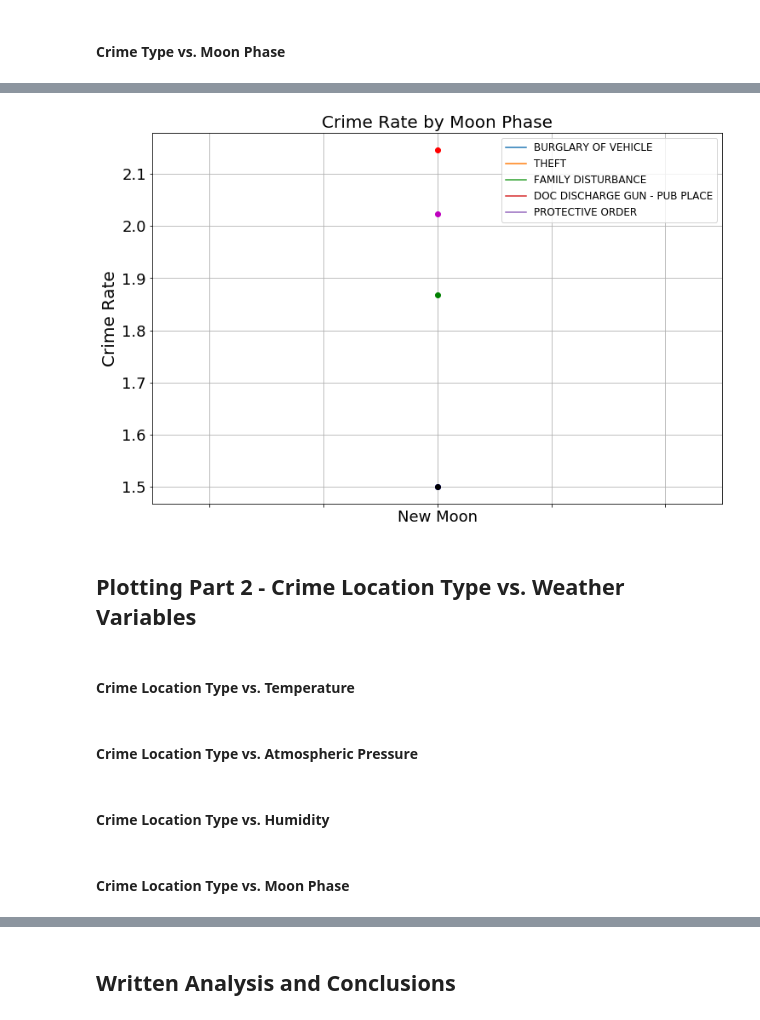
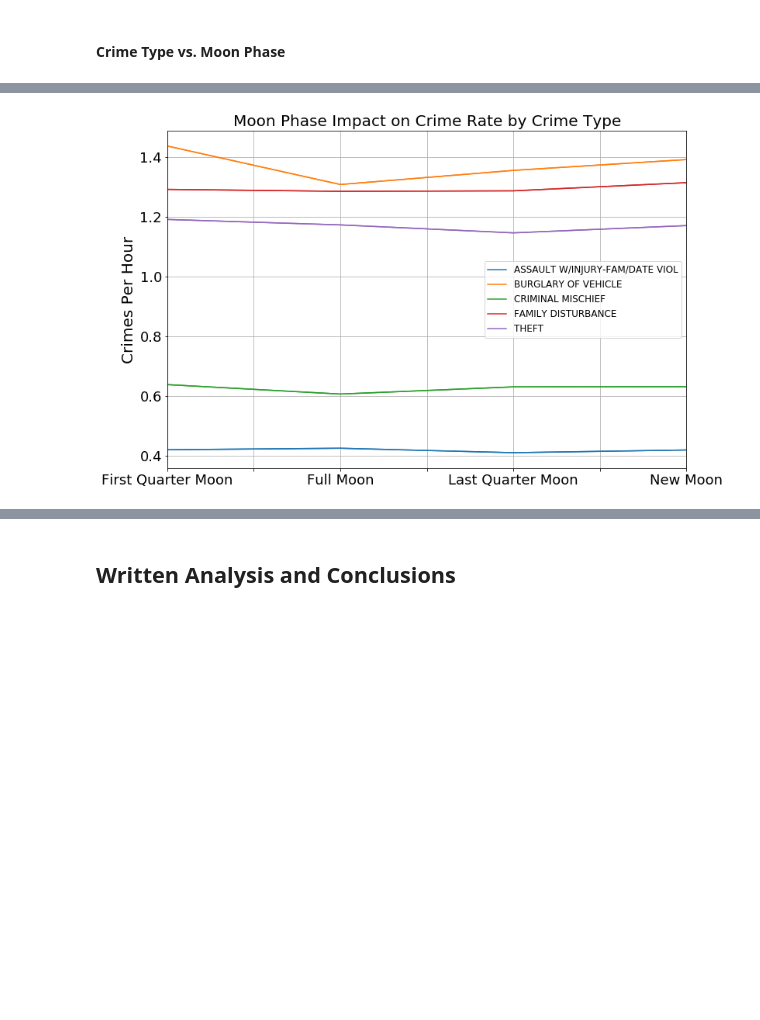
Before and after one commit to eanord4/First-Project, a Jupyter notebook: first-project.ipynb, the cells around one changed output, grey strips where cells are left out. Saved outputs shown, nothing was run; the diff lists cells and outputs as text; code cells hidden in the pictures; blank space fills up the shorter version.

```diff
--- a/first-project.ipynb
+++ b/first-project.ipynb
@@ -305,0 +310,5 @@ df_crime_rates
+# %%
+# Change moon phases to categories
+obj_weather = Weather()
+df_2.loc[:, "Moon Phase"] = df_2.loc[:, "Moon Phase"].apply(obj_weather.get_moon_description)
+df_2
@@ -305,0 +337,19 @@ df_crime_rates
+# %%
+# Filter for top 5 crime location types
+df_top5_crime_types = df_2[df_2["Crime Type"].apply(lambda x: x in top5_crime_types.index)]
+# df_top5_crime_loc_types
+
+# Group by temperature bin to get hour counts
+by_phase = df_top5_crime_types.groupby("Moon Phase")
+hour_counts = by_phase["Date"].nunique()
+
+# Group by moon phase and crime type to get crime counts
+df_group2 = df_top5_crime_types.groupby(["Crime Type", "Moon Phase"])["Date"]
+crime_counts = df_group2.count()
+
+# Calculate crime rates as crimes / hours within each moon phase
+crime_rates2 = crime_counts / hour_counts
+
+# DF
+df_crime_rates2 = crime_rates2.to_frame().reset_index().rename(columns={"Date": "Crime Rate"})
+df_crime_rates2
@@ -305,0 +374,3 @@ df_crime_rates
+# %%
+legend2 = df_crime_rates2["Crime Type"].drop_duplicates()
+legend2
@@ -306,8 +384,7 @@ df_crime_rates
 # %%
-legend = df_crime_rates["Crime Type"]
-df_pivot = pd.pivot_table(df_crime_rates, values=["Crime Rate"], index =["Moon Phase"],
-                   columns=["Crime Type"])
+df_pivot2 = pd.pivot_table(df_crime_rates2, values=["Crime Rate"], index =["Moon Phase"],
+                   columns=["Crime Type"]).fillna(0)
 
-df_pivot
+df_pivot2
 # %% [output]
 |  | Crime Rate |  |  |  |  |
@@ -317,22 +397,12 @@ df_pivot
 # %%
-ax = df_pivot.plot(figsize=(12,10), legend=False)
+ax = df_pivot2.plot(figsize=(12,10), legend=False)
 ax.set_prop_cycle(None)
 
-df_pivot.plot(figsize=(12,8), style=["ro", "bo", "go", "ko", "mo"], markersize=6, ax = ax, grid=True)
-plt.title("Crime Rate by Moon Phase", fontsize=20)
-plt.legend(legend, fontsize=12)
+df_pivot2.plot(figsize=(12,8), ax = ax, grid=True)
+plt.title("Moon Phase Impact on Crime Rate by Crime Type", fontsize=20)
+plt.legend(legend2, fontsize=12)
 plt.xlabel("")
-plt.ylabel("Crime Rate", fontsize=20)
+plt.ylabel("Crimes Per Hour", fontsize=20)
 plt.tick_params(labelsize=18)
 # %% [output]
-[figure, old version]
+[figure, new version]
-# %% [markdown]
-## Plotting Part 2 - Crime Location Type vs. Weather Variables
-# %% [markdown]
-#### Crime Location Type vs. Temperature
-# %% [markdown]
-#### Crime Location Type vs. Atmospheric Pressure
-# %% [markdown]
-#### Crime Location Type vs. Humidity
-# %% [markdown]
-#### Crime Location Type vs. Moon Phase
```
Also changed, not shown: parts of 35 cells of this notebook, 3 other files.
